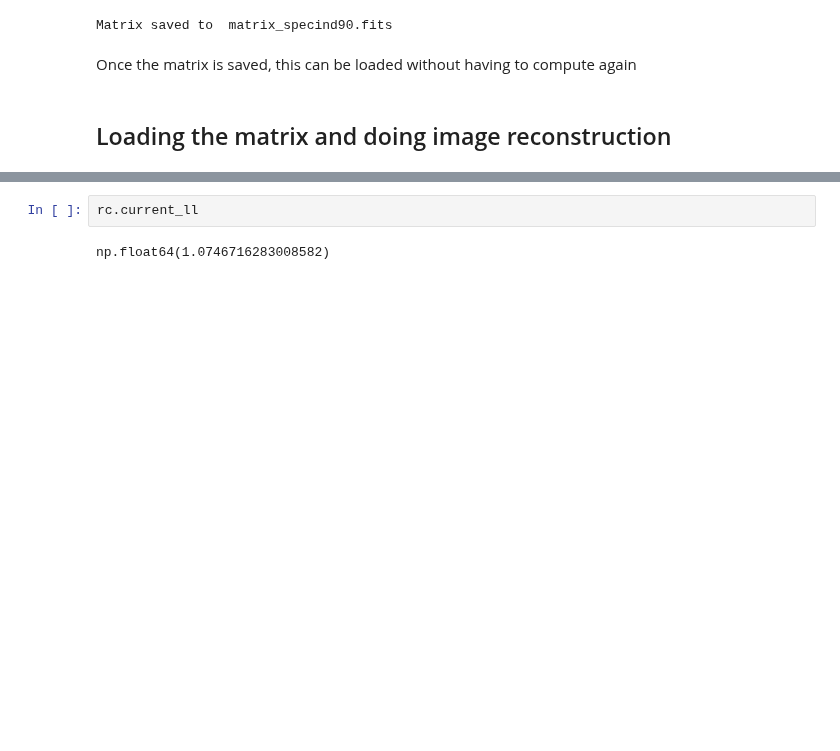
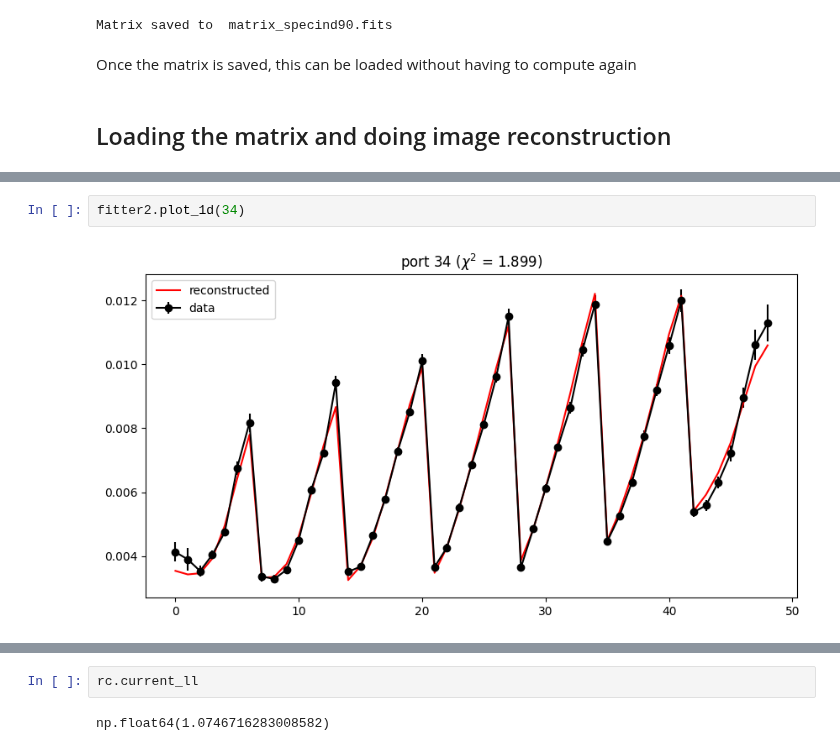
Before and after one commit to YooJung-Kim/PLred, a Jupyter notebook: PLred/examples/example_image_reconstruction/example_image_reconstruction.ipynb, the cells around one changed output, grey strips where cells are left out. Saved outputs shown, nothing was run; the diff lists cells and outputs as text; blank space fills up the shorter version.

```diff
--- a/PLred/examples/example_image_reconstruction/example_image_reconstruction.ipynb
+++ b/PLred/examples/example_image_reconstruction/example_image_reconstruction.ipynb
@@ -75,0 +83,4 @@ Done
+# %%
+fitter2.plot_1d(34)
+# %% [output]
+[figure, added]
```
Also changed, not shown: parts of 29 cells of this notebook, 4 other files.
